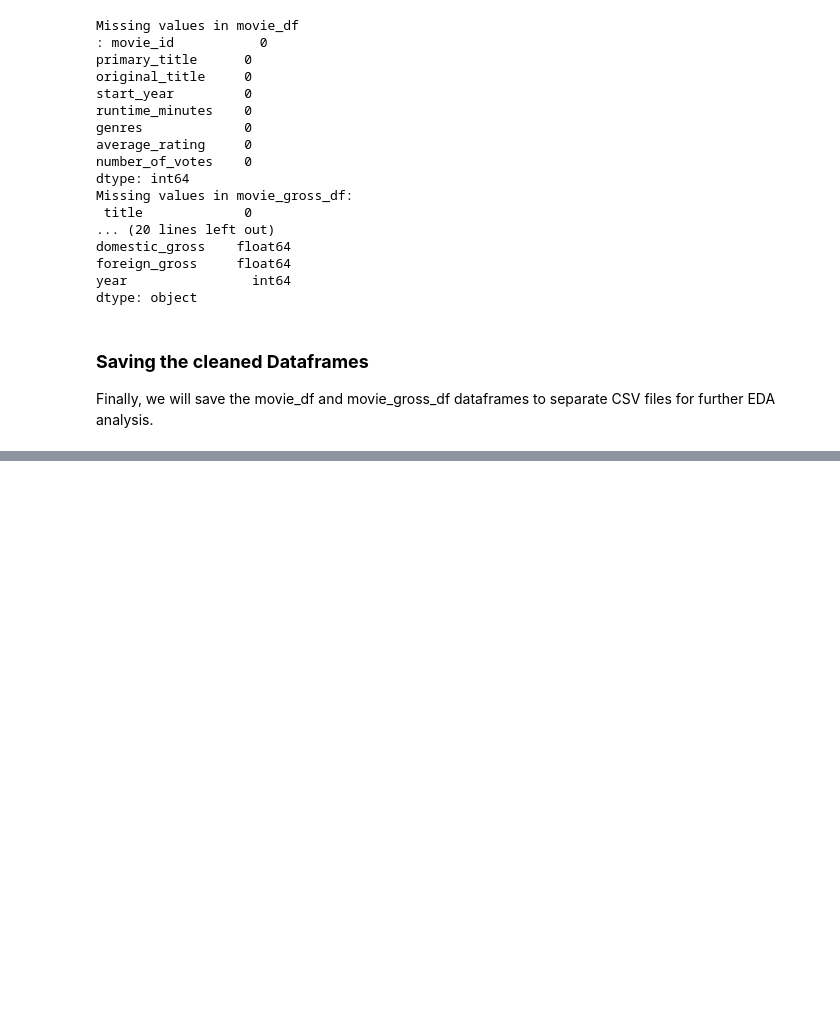
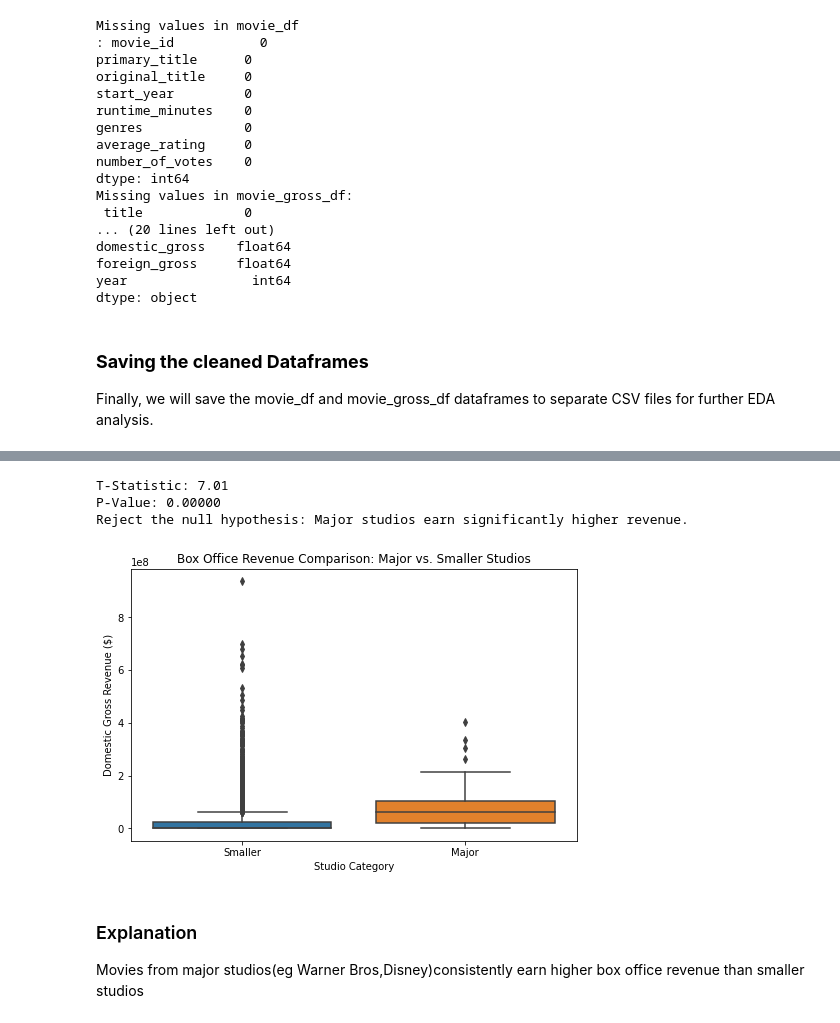
Before and after one commit to Patricknmaina/dsc-phase-2-project, a Jupyter notebook: index.ipynb, the cells around one changed output, grey strips where cells are left out. Cells and saved outputs as stored; diff of their text form; code cells hidden in the pictures; blank space fills up the shorter version.

Commit message:
hypothesis testing

```diff
--- a/index.ipynb
+++ b/index.ipynb
@@ -418,0 +407,46 @@ movie_gross_df.to_csv('data/cleaned_data/cleaned_movie_gross_dataset.csv')
+# %%
+import numpy as np
+import pandas as pd
+import matplotlib.pyplot as plt
+import seaborn as sns
+from scipy import stats
+
+# Load cleaned dataset
+movie_gross_df = pd.read_csv("data/cleaned_data/cleaned_movie_gross_dataset.csv")
+
+# Define major studios
+major_studios = ["Warner Bros.", "Disney", "Universal", "Paramount", "Sony", "20th Century Fox"]
+movie_gross_df["studio_category"] = movie_gross_df["studio"].apply(lambda x: "Major" if x in major_studios else "Smaller")
+
+# Filter relevant columns
+df_major = movie_gross_df[movie_gross_df["studio_category"] == "Major"]["domestic_gross"]
+df_smaller = movie_gross_df[movie_gross_df["studio_category"] == "Smaller"]["domestic_gross"]
+
+# Perform t-test
+t_stat, p_value = stats.ttest_ind(df_major, df_smaller, equal_var=False)
+
+# Print results
+print(f"T-Statistic: {t_stat:.2f}")
+print(f"P-Value: {p_value:.5f}")
+
+# Interpretation
+if p_value < 0.05:
+    print("Reject the null hypothesis: Major studios earn significantly higher revenue.")
+else:
+    print("Fail to reject the null hypothesis: No significant difference in revenue.")
+
+# Visualization
+plt.figure(figsize=(8, 5))
+sns.boxplot(x="studio_category", y="domestic_gross", data=movie_gross_df)
+plt.title("Box Office Revenue Comparison: Major vs. Smaller Studios")
+plt.ylabel("Domestic Gross Revenue ($)")
+plt.xlabel("Studio Category")
+plt.show()
+# %% [output]
+T-Statistic: 7.01
+P-Value: 0.00000
+Reject the null hypothesis: Major studios earn significantly higher revenue.
+[figure, added]
+# %% [markdown]
+### Explanation
+Movies from major studios(eg Warner Bros,Disney)consistently earn higher box office revenue than smaller studios
```
Also changed, not shown: parts of 6 cells of this notebook.
